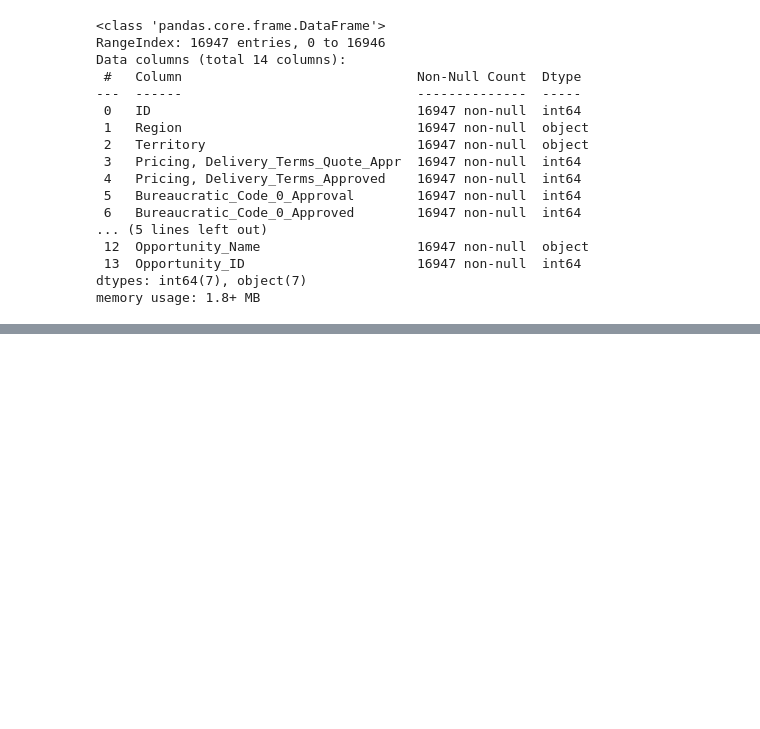
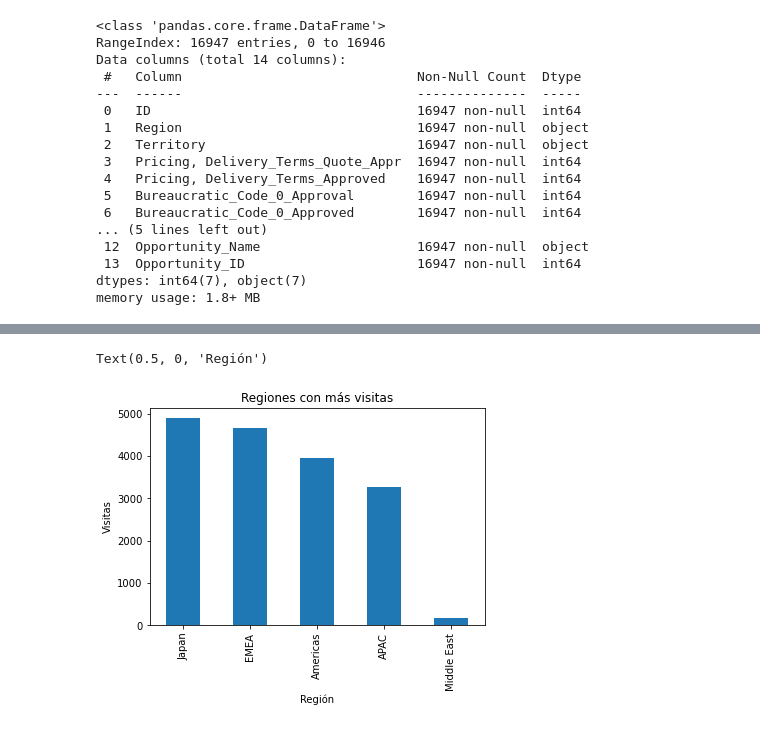
Before and after one commit to fede-alt/datos_2c2020_tp1, a Jupyter notebook: Pruebas/Pruebas_Art.ipynb, the cells around one changed output, grey strips where cells are left out. Drawn from its saved outputs; the diff is of its cells as text; code cells hidden in the pictures; blank space fills up the shorter version.

```diff
--- a/Pruebas/Pruebas_Art.ipynb
+++ b/Pruebas/Pruebas_Art.ipynb
@@ -54,0 +77,12 @@ memory usage: 1.8+ MB
+# %%
+regiones = df['Region']
+data = regiones.value_counts()
+#data = data.drop('Unknown')
+
+fig = data.head(7).plot(kind='bar')
+fig.axes.set_title('Regiones con más visitas')
+fig.axes.set_ylabel('Visitas')
+fig.axes.set_xlabel('Región')
+# %% [output]
+Text(0.5, 0, 'Región')
+[figure, added]
```
Also changed, not shown: parts of 7 cells of this notebook.
